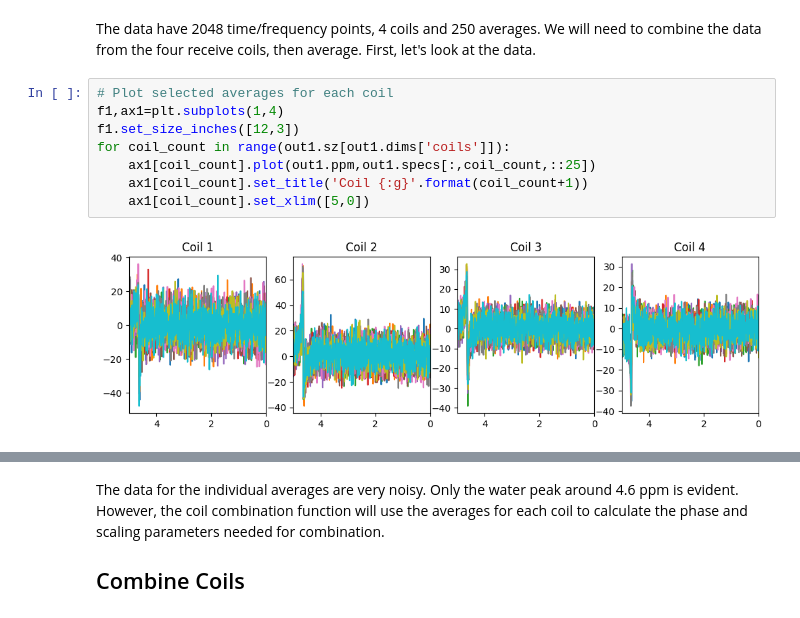
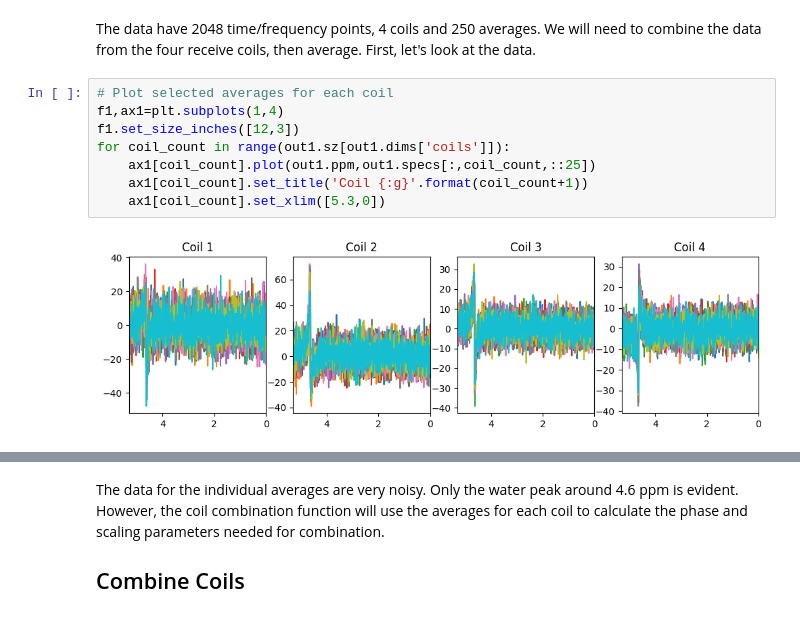
Before and after one commit to bailey-co/pyFID-A-for-binder, a Jupyter notebook: MRS_processing.ipynb, the cells around one changed output, grey strips where cells are left out. Saved outputs shown, nothing was run; the diff lists cells and outputs as text.

```diff
--- a/MRS_processing.ipynb
+++ b/MRS_processing.ipynb
@@ -18,10 +18,10 @@ The data have 2048 time/frequency points, 4 coils and 250 averages. We will need
 # %%
 # Plot selected averages for each coil
 f1,ax1=plt.subplots(1,4)
 f1.set_size_inches([12,3])
 for coil_count in range(out1.sz[out1.dims['coils']]):
     ax1[coil_count].plot(out1.ppm,out1.specs[:,coil_count,::25])
     ax1[coil_count].set_title('Coil {:g}'.format(coil_count+1))
-    ax1[coil_count].set_xlim([5,0])
+    ax1[coil_count].set_xlim([5.3,0])
 # %% [output]
-[figure, old version]
+[figure, new version]
```
Also changed, not shown: parts of 4 cells of this notebook.
